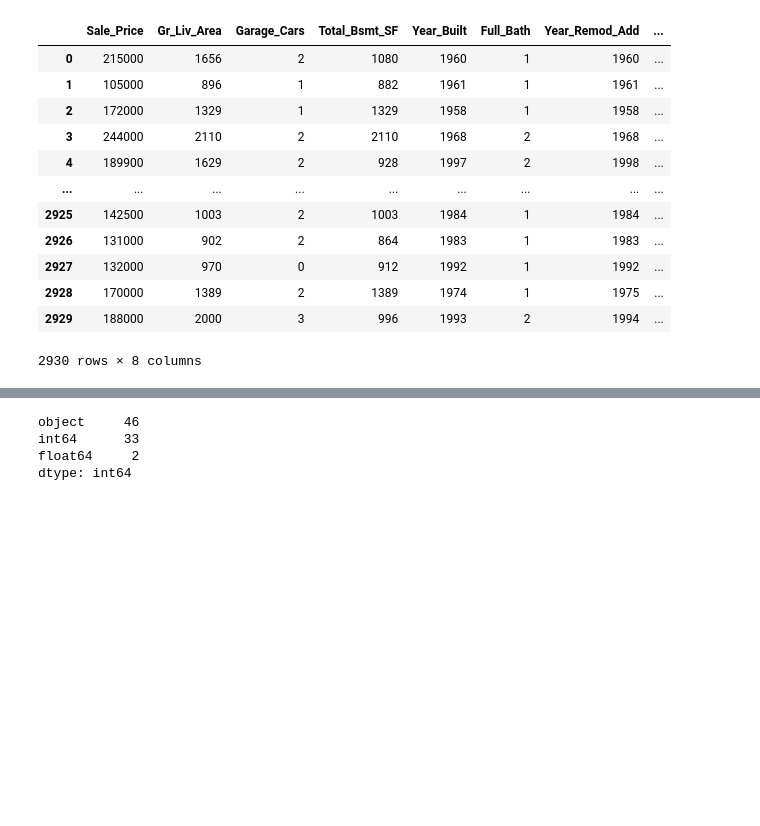
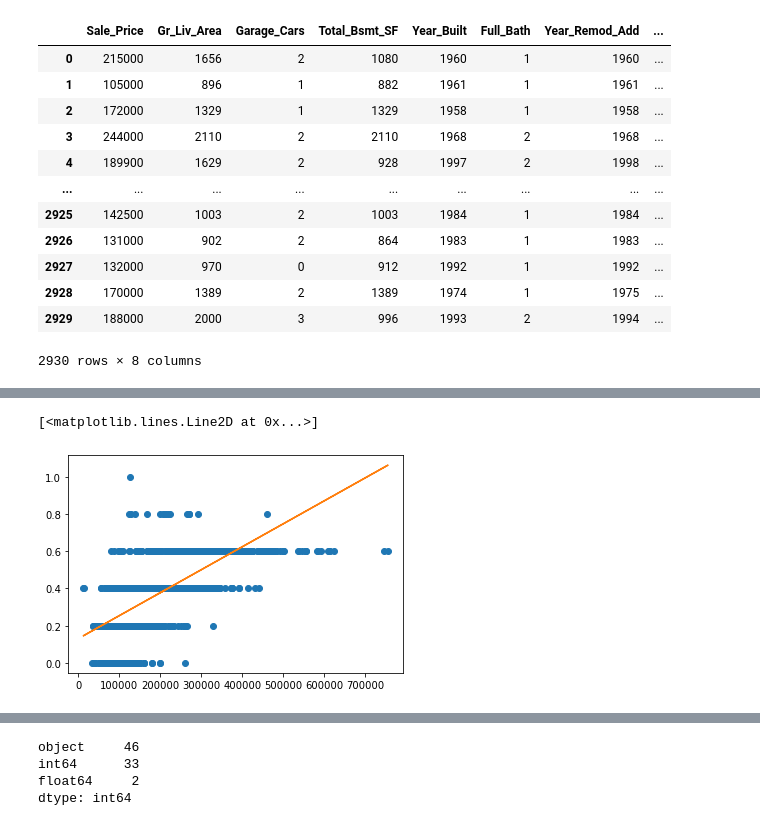
Before and after one commit to NICFRU/Advance-Machine-Learning, a Jupyter notebook: Bonus 1/Bonus1.ipynb, the cells around one changed output, grey strips where cells are left out. Drawn from its saved outputs; the diff is of its cells as text; code cells hidden in the pictures; blank space fills up the shorter version.

```diff
--- a/Bonus 1/Bonus1.ipynb
+++ b/Bonus 1/Bonus1.ipynb
@@ -185,0 +149,5 @@ df_top
+# %%
+streudiagramm(sale_price, df_top["Garage_Cars"])
+# %% [output]
+[<matplotlib.lines.Line2D at 0x...>]
+[figure, added]
```
Also changed, not shown: parts of 17 cells of this notebook.
